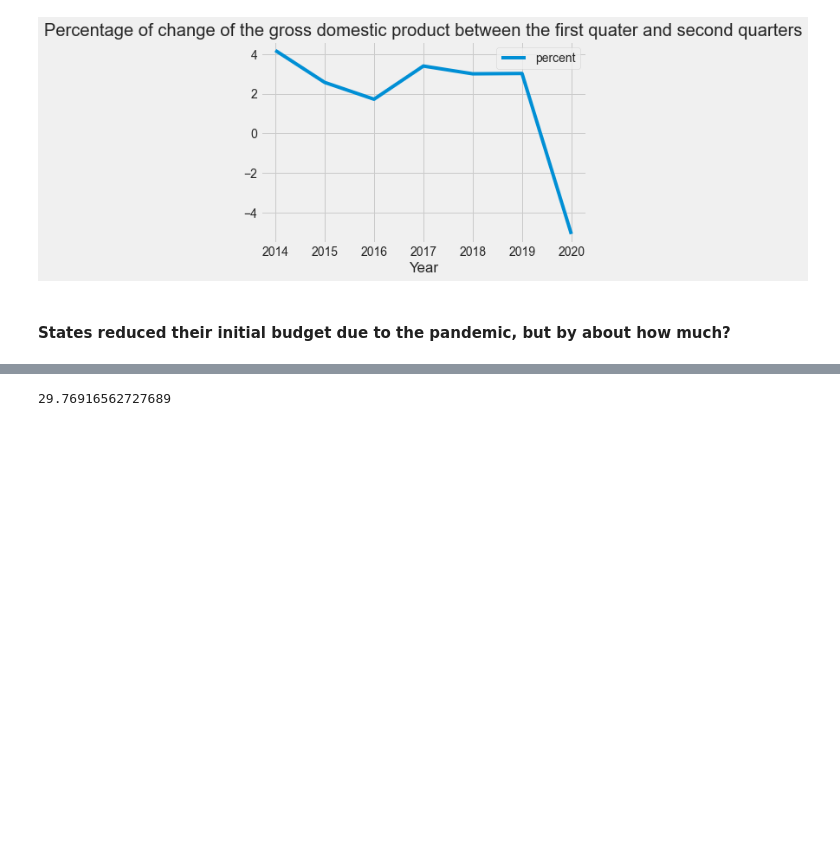
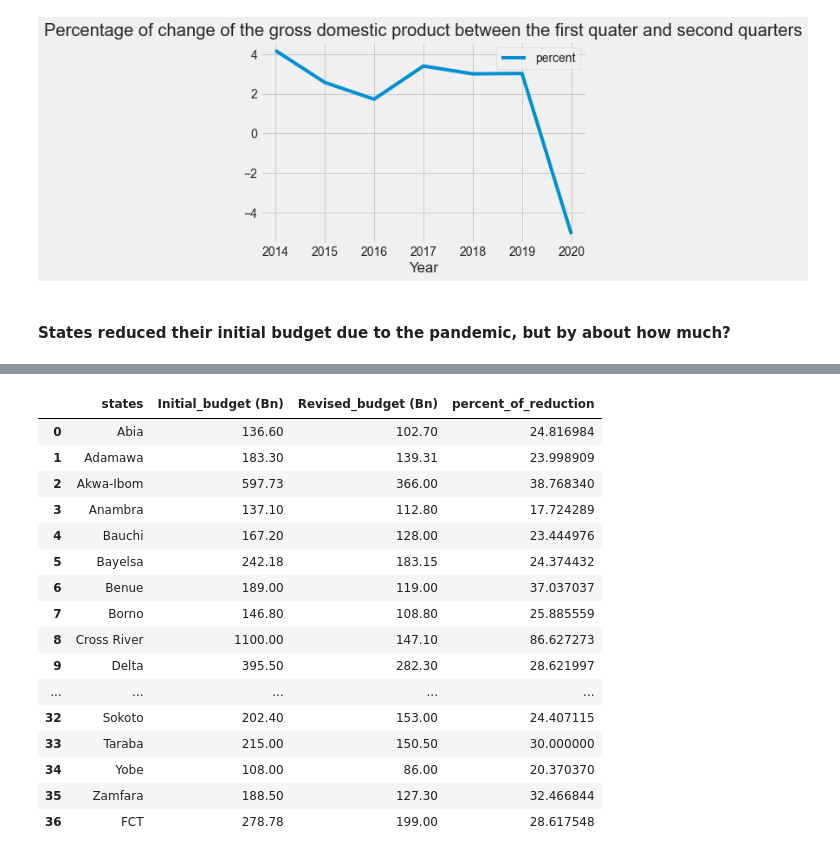
Before and after one commit to vaipn/Nigeria-COVID-19-Data-Analysis-Using-Python, a Jupyter notebook: covidproject.ipynb, the cells around one changed output, grey strips where cells are left out. Saved outputs shown, nothing was run; the diff lists cells and outputs as text; code cells hidden in the pictures; blank space fills up the shorter version.

```diff
--- a/covidproject.ipynb
+++ b/covidproject.ipynb
@@ -935,5 +947,21 @@ budget_data['percent']=(budget_data['Initial_budget (Bn)']-budget_data['Revised_
 # %%
-budget_data['percent'].mean()
+budget_data
 # %% [output]
-29.76916562727689
+|  | states | Initial_budget (Bn) | Revised_budget (Bn) | percent_of_reduction |
+| 0 | Abia | 136.60 | 102.70 | 24.816984 |
+| 1 | Adamawa | 183.30 | 139.31 | 23.998909 |
+| 2 | Akwa-Ibom | 597.73 | 366.00 | 38.768340 |
+| 3 | Anambra | 137.10 | 112.80 | 17.724289 |
+| 4 | Bauchi | 167.20 | 128.00 | 23.444976 |
+| 5 | Bayelsa | 242.18 | 183.15 | 24.374432 |
+| 6 | Benue | 189.00 | 119.00 | 37.037037 |
+| 7 | Borno | 146.80 | 108.80 | 25.885559 |
+| 8 | Cross River | 1100.00 | 147.10 | 86.627273 |
+| 9 | Delta | 395.50 | 282.30 | 28.621997 |
+| ... | ... | ... | ... | ... |
+| 32 | Sokoto | 202.40 | 153.00 | 24.407115 |
+| 33 | Taraba | 215.00 | 150.50 | 30.000000 |
+| 34 | Yobe | 108.00 | 86.00 | 20.370370 |
+| 35 | Zamfara | 188.50 | 127.30 | 32.466844 |
+| 36 | FCT | 278.78 | 199.00 | 28.617548 |
 # %% [markdown]
```
Also changed, not shown: parts of 5 cells of this notebook, 1 other file.
